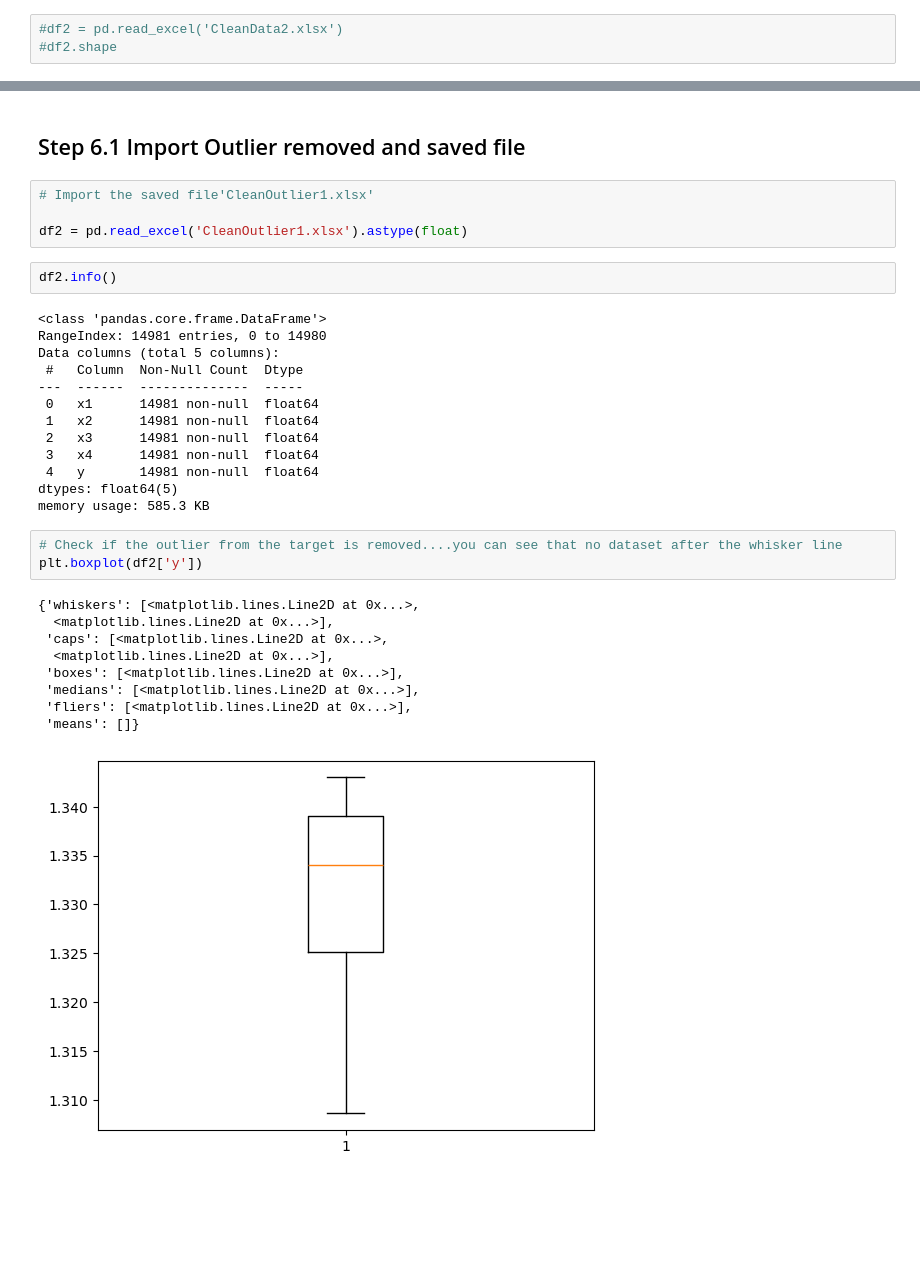
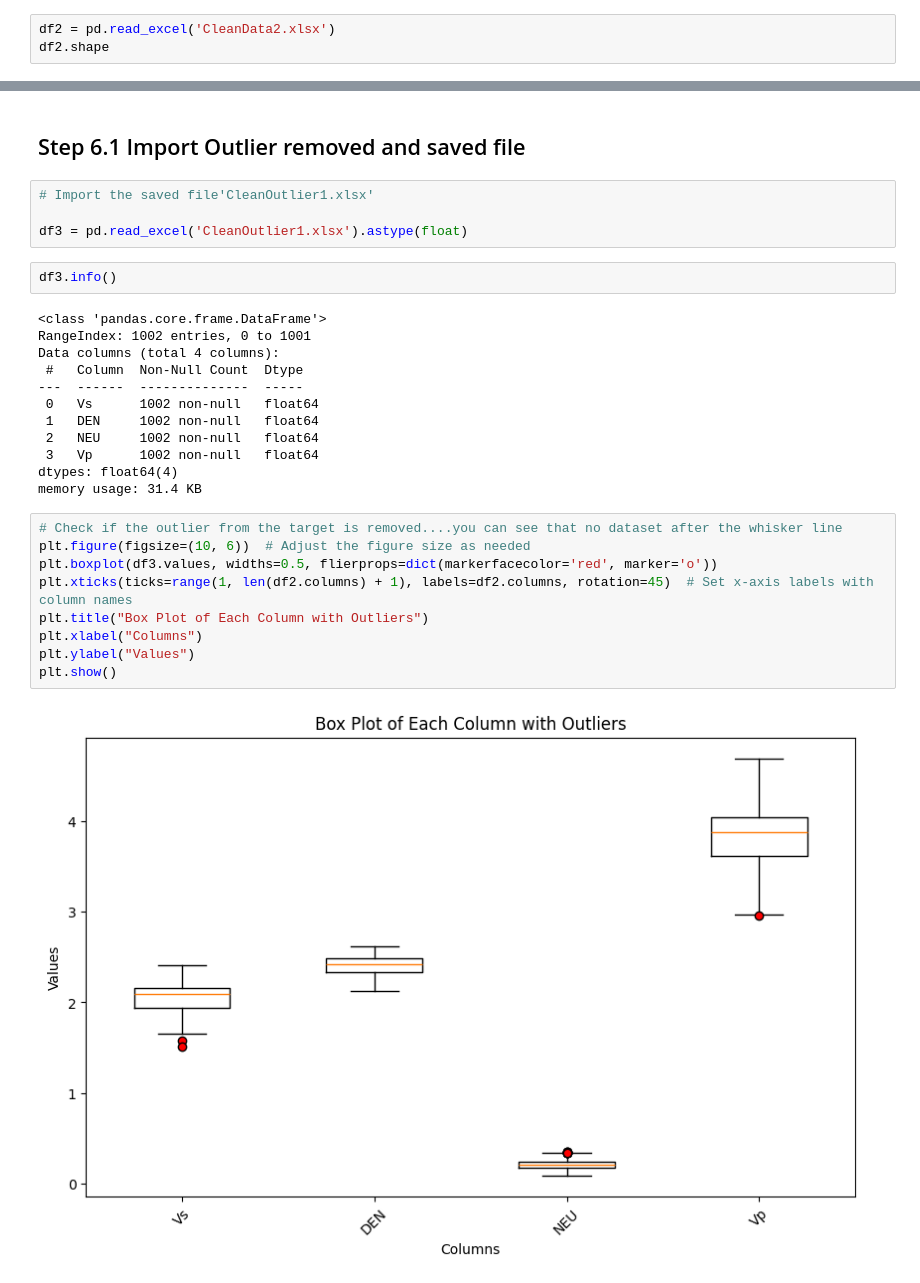
Before and after one commit to siverttilset/Project3, a Jupyter notebook: Project 3 Task 1 Data Pre-processing (DataCleaning and Feature Selection).ipynb, the cells around one changed output, grey strips where cells are left out. Drawn from its saved outputs; the diff is of its cells as text; blank space fills up the shorter version.

```diff
--- a/Project 3 Task 1 Data Pre-processing (DataCleaning and Feature Selection).ipynb
+++ b/Project 3 Task 1 Data Pre-processing (DataCleaning and Feature Selection).ipynb
@@ -379,5 +303,5 @@ memory usage: 702.2 KB
 # %% [markdown]
 ## Step 6.1 Import the file
 # %%
-#df2 = pd.read_excel('CleanData2.xlsx')
-#df2.shape
+df2 = pd.read_excel('CleanData2.xlsx')
+df2.shape
@@ -474,33 +356,30 @@ df1.to_excel('CleanOutlier1.xlsx', index=False)
 # %%
 # Import the saved file'CleanOutlier1.xlsx'
 
-df2 = pd.read_excel('CleanOutlier1.xlsx').astype(float)
+df3 = pd.read_excel('CleanOutlier1.xlsx').astype(float)
 # %%
-df2.info()
+df3.info()
 # %% [output]
 <class 'pandas.core.frame.DataFrame'>
-RangeIndex: 14981 entries, 0 to 14980
-Data columns (total 5 columns):
+RangeIndex: 1002 entries, 0 to 1001
+Data columns (total 4 columns):
  #   Column  Non-Null Count  Dtype
 ---  ------  --------------  -----
- 0   x1      14981 non-null  float64
- 1   x2      14981 non-null  float64
- 2   x3      14981 non-null  float64
- 3   x4      14981 non-null  float64
- 4   y       14981 non-null  float64
-dtypes: float64(5)
-memory usage: 585.3 KB
+ 0   Vs      1002 non-null   float64
+ 1   DEN     1002 non-null   float64
+ 2   NEU     1002 non-null   float64
+ 3   Vp      1002 non-null   float64
+dtypes: float64(4)
+memory usage: 31.4 KB
 # %%
 # Check if the outlier from the target is removed....you can see that no dataset after the whisker line
-plt.boxplot(df2['y'])
+plt.figure(figsize=(10, 6))  # Adjust the figure size as needed
+plt.boxplot(df3.values, widths=0.5, flierprops=dict(markerfacecolor='red', marker='o'))
+plt.xticks(ticks=range(1, len(df2.columns) + 1), labels=df2.columns, rotation=45)  # Set x-axis labels with column names
+plt.title("Box Plot of Each Column with Outliers")
+plt.xlabel("Columns")
+plt.ylabel("Values")
+plt.show()
 # %% [output]
-{'whiskers': [<matplotlib.lines.Line2D at 0x...>,
-  <matplotlib.lines.Line2D at 0x...>],
- 'caps': [<matplotlib.lines.Line2D at 0x...>,
-  <matplotlib.lines.Line2D at 0x...>],
- 'boxes': [<matplotlib.lines.Line2D at 0x...>],
- 'medians': [<matplotlib.lines.Line2D at 0x...>],
- 'fliers': [<matplotlib.lines.Line2D at 0x...>],
- 'means': []}
-[figure, old version]
+[figure, new version]
 # %% [markdown]
```
Also changed, not shown: parts of 58 cells of this notebook, 1 other file.
